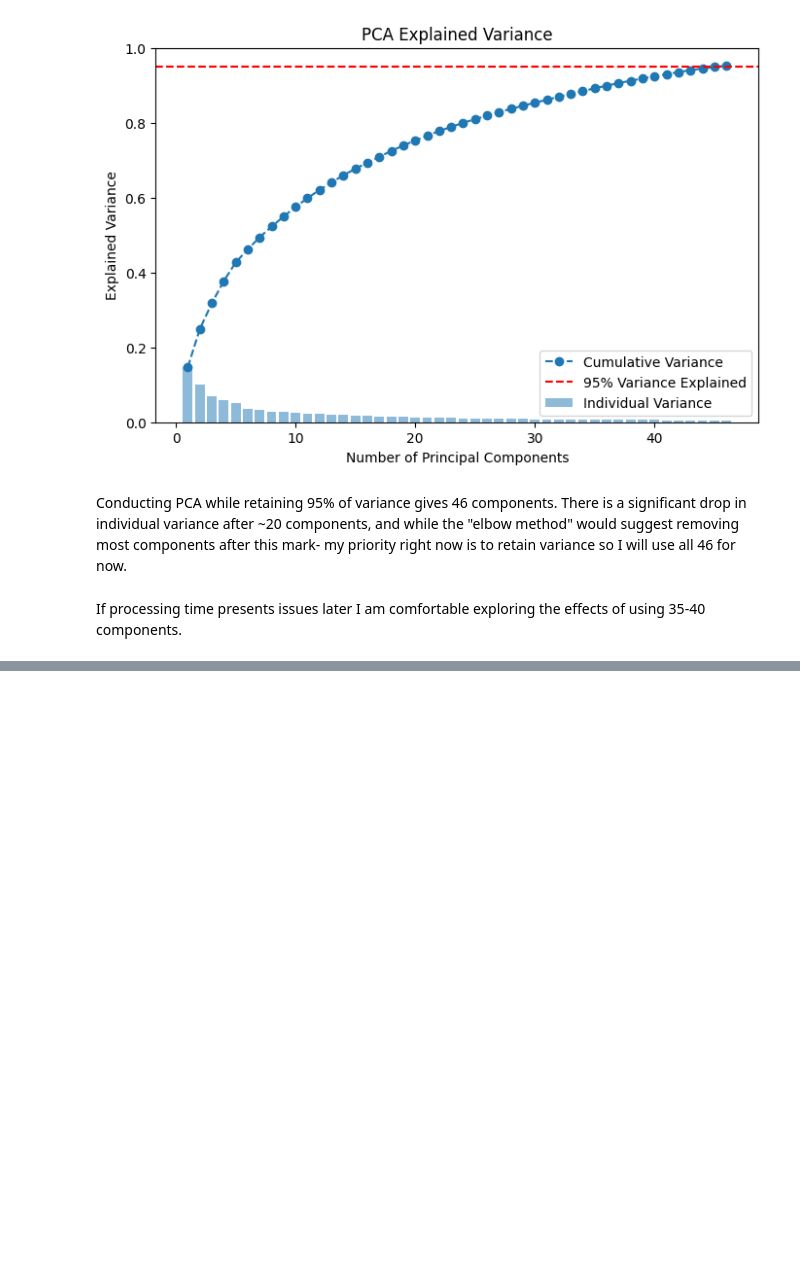
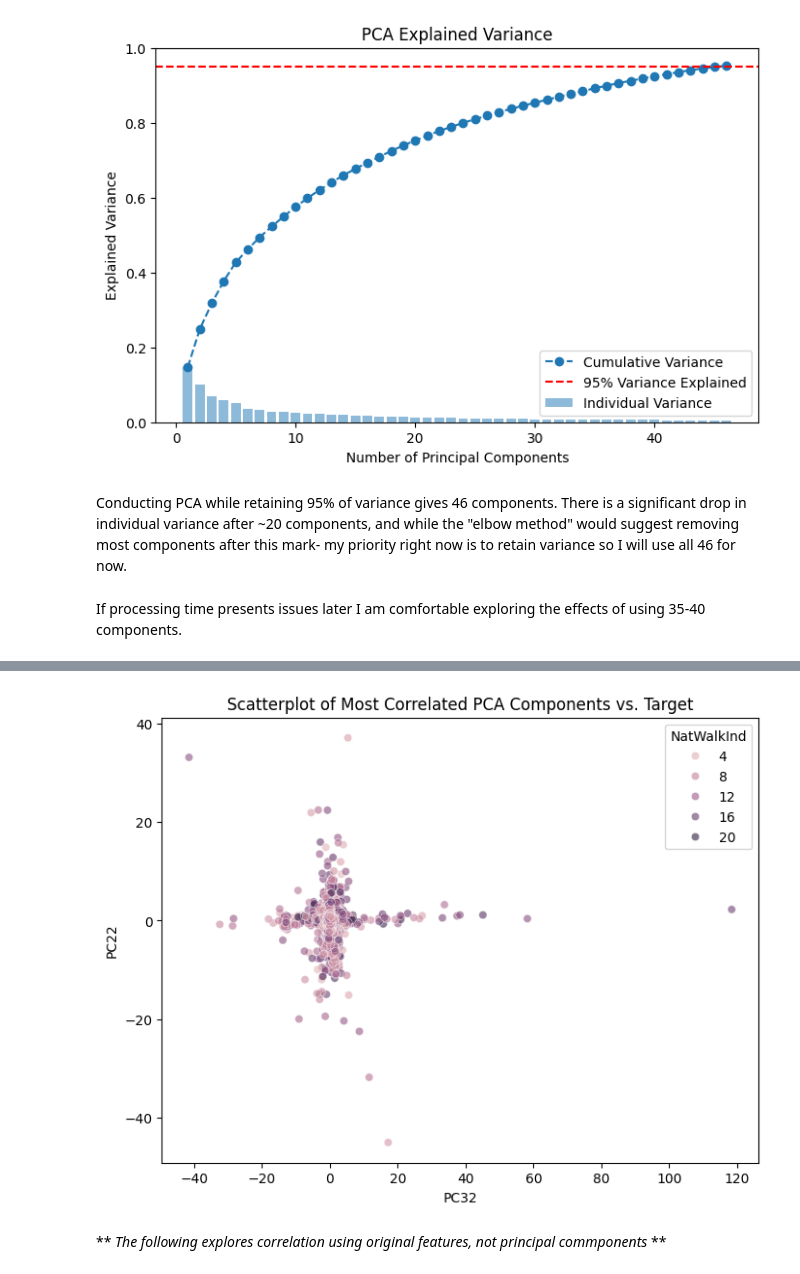
Before and after one commit to kquigg/Capstone557, a Jupyter notebook: Capstone.ipynb, the cells around one changed output, grey strips where cells are left out. Drawn from its saved outputs; the diff is of its cells as text; code cells hidden in the pictures; blank space fills up the shorter version.

```diff
--- a/Capstone.ipynb
+++ b/Capstone.ipynb
@@ -275,0 +316,12 @@ If processing time presents issues later I am comfortable exploring the effects
+# %%
+# Create df from scaled pca data and add back target variable
+X_train_pca_df = pd.DataFrame(X_train_pca, columns=[f'PC{i+1}' for i in range(X_train_pca.shape[1])])
+
+X_train_pca_df['NatWalkInd'] = y_train
+
+# Correlation
+pca_target_correlation = X_train_pca_df.corr()['NatWalkInd'].drop('NatWalkInd').sort_values(ascending=False)
+
+# Display top 10 PCs most correlated with the target
+print("Correlation between PCA components and target variable:")
+print(pca_target_correlation.head(10))
@@ -275,0 +363,16 @@ If processing time presents issues later I am comfortable exploring the effects
+# %%
+# Find and plot two most correlated PCs against each other, colored by index value
+top_2_pcs = pca_target_correlation.index[:2]
+
+
+plt.figure(figsize=(8, 6))
+sns.scatterplot(x=X_train_pca_df[top_2_pcs[0]], y=X_train_pca_df[top_2_pcs[1]], hue=y_train, alpha=0.6)
+plt.xlabel(top_2_pcs[0])
+plt.ylabel(top_2_pcs[1])
+plt.title("Scatterplot of Most Correlated PCA Components vs. Target")
+plt.legend(title="NatWalkInd")
+plt.show()
+# %% [output]
+[figure, added]
+# %% [markdown]
+** *The following explores correlation using original features, not principal commponents* **
```
Also changed, not shown: parts of 10 cells of this notebook.
